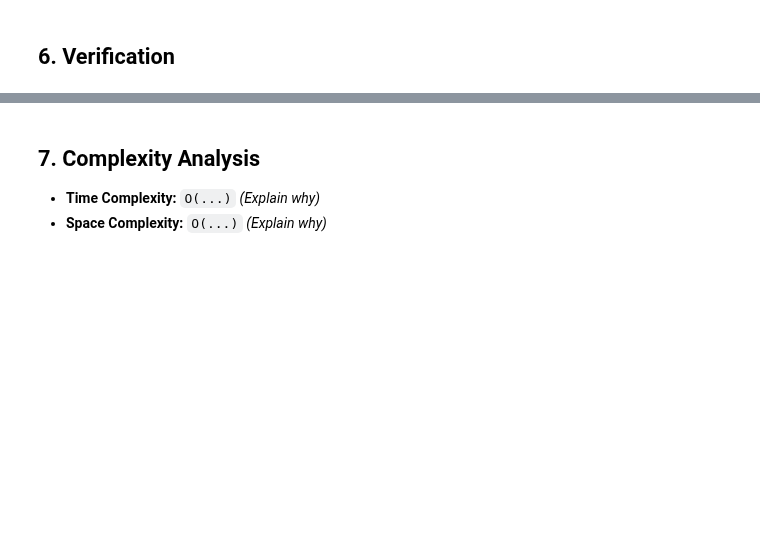
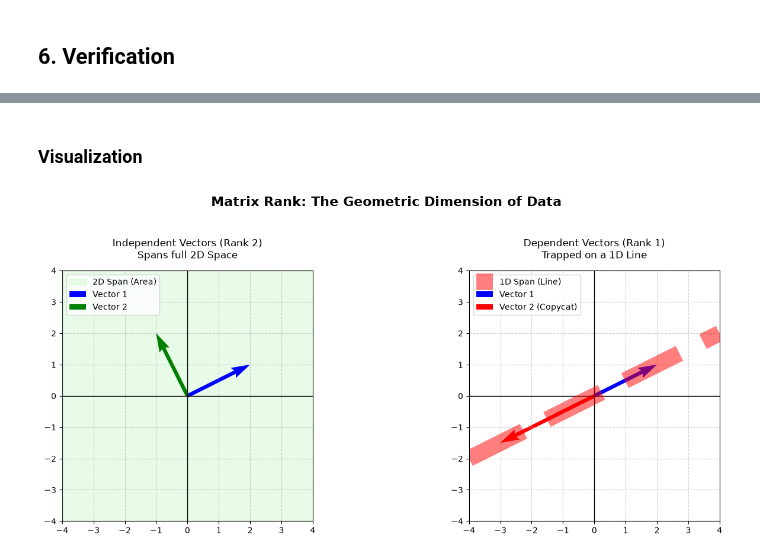
Before and after one commit to suwasghale/math-for-ai-100-days, a Jupyter notebook: Day_017_Rank_of_a_Matrix_(Measuring_true_information_vs._noise)/day_017.ipynb, the cells around one changed output, grey strips where cells are left out. Drawn from its saved outputs; the diff is of its cells as text; code cells hidden in the pictures; blank space fills up the shorter version.

Commit message:
feat(rank): add visualization code and complexity analysis for matrix rank

```diff
--- a/Day_017_Rank_of_a_Matrix_(Measuring_true_information_vs._noise)/day_017.ipynb
+++ b/Day_017_Rank_of_a_Matrix_(Measuring_true_information_vs._noise)/day_017.ipynb
@@ -72,4 +92,67 @@ print(f"Tricked Rank (with zero tolerance): {np.linalg.matrix_rank(C_noisy, tol=
-# %% [markdown]
-## 7. Complexity Analysis
-- **Time Complexity:** `O(...)` *(Explain why)*
-- **Space Complexity:** `O(...)` *(Explain why)*
+# %% [markdown]
+### Visualization
+# %%
+import numpy as np
+import matplotlib.pyplot as plt
+
+# ==========================================
+# Data Setup
+# ==========================================
+
+# Scenario 1: Independent Vectors (Rank 2)
+v1 = np.array([2, 1])
+v2 = np.array([-1, 2])
+Matrix_Rank2 = np.column_stack((v1, v2))
+rank2 = np.linalg.matrix_rank(Matrix_Rank2)
+
+# Scenario 2: Dependent Vectors (Rank 1)
+# u2 is just u1 scaled by -1.5
+u1 = np.array([2, 1])
+u2 = np.array([-3, -1.5])
+Matrix_Rank1 = np.column_stack((u1, u2))
+rank1 = np.linalg.matrix_rank(Matrix_Rank1)
+
+# ==========================================
+# Plotting
+# ==========================================
+
+fig, (ax1, ax2) = plt.subplots(1, 2, figsize=(14, 6))
+fig.suptitle("Matrix Rank: The Geometric Dimension of Data", fontsize=16, weight='bold')
+
+def setup_axis(ax, title):
+    ax.set_title(title, pad=15)
+    ax.set_xlim(-4, 4)
+    ax.set_ylim(-4, 4)
+    ax.axhline(0, color='black', linewidth=1)
+    ax.axvline(0, color='black', linewidth=1)
+    ax.grid(True, linestyle='--', alpha=0.6)
+    ax.set_aspect('equal')
+
+# --- Plot 1: Rank 2 Space ---
+setup_axis(ax1, f"Independent Vectors (Rank {rank2})\nSpans full 2D Space")
+
+# Draw the span (a polygon to represent the 2D plane they create)
+ax1.fill([-4, 4, 4, -4], [-4, -4, 4, 4], color='lightgreen', alpha=0.2, label='2D Span (Area)')
+
+# Draw the vectors
+ax1.quiver(0, 0, v1[0], v1[1], angles='xy', scale_units='xy', scale=1, color='blue', width=0.015, label='Vector 1')
+ax1.quiver(0, 0, v2[0], v2[1], angles='xy', scale_units='xy', scale=1, color='green', width=0.015, label='Vector 2')
+ax1.legend(loc='upper left')
+
+# --- Plot 2: Rank 1 Space ---
+setup_axis(ax2, f"Dependent Vectors (Rank {rank1})\nTrapped on a 1D Line")
+
+# Draw the span (just a line)
+x_vals = np.linspace(-4, 4, 10)
+y_vals = 0.5 * x_vals  # The line y = 0.5x
+ax2.plot(x_vals, y_vals, color='red', linestyle='--', alpha=0.5, linewidth=20, label='1D Span (Line)')
+
+# Draw the vectors
+ax2.quiver(0, 0, u1[0], u1[1], angles='xy', scale_units='xy', scale=1, color='blue', width=0.015, label='Vector 1')
+ax2.quiver(0, 0, u2[0], u2[1], angles='xy', scale_units='xy', scale=1, color='red', width=0.015, label='Vector 2 (Copycat)')
+ax2.legend(loc='upper left')
+
+plt.tight_layout(rect=[0, 0, 1, 0.95])
+plt.show()
+# %% [output]
+[figure, added]
```
Also changed, not shown: parts of 3 cells of this notebook.
